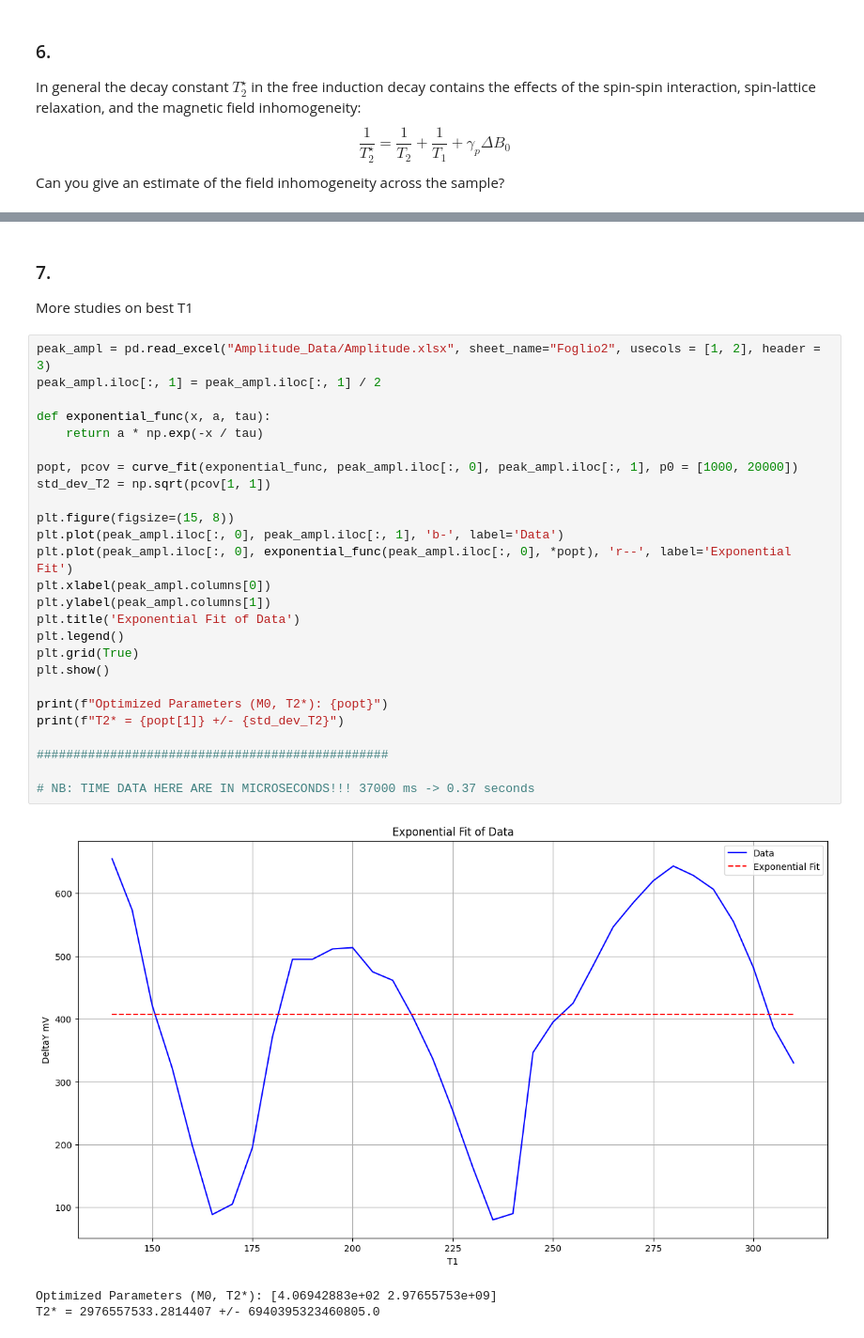
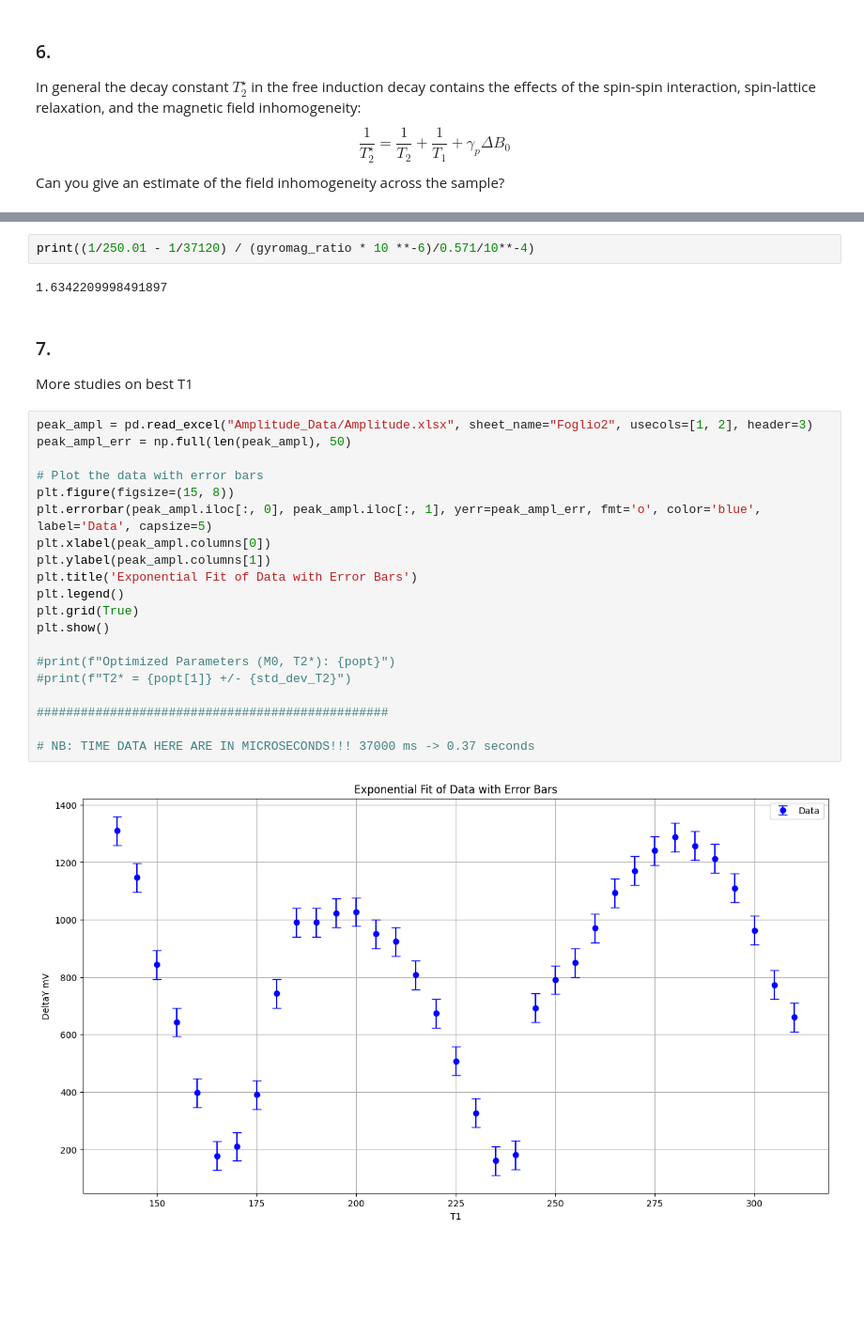
Before and after one commit to sdracia/Quantum-Hardware, a Jupyter notebook: project.ipynb, the cells around one changed output, grey strips where cells are left out. Shown at 94% size. Cells and saved outputs as stored; diff of their text form; blank space fills up the shorter version.

```diff
--- a/project.ipynb
+++ b/project.ipynb
@@ -318,34 +310,30 @@ print((1/262 - 1/37100) / (gyromag_ratio * 10 **-6)/0.571/10**-4)
+# %%
+print((1/250.01 - 1/37120) / (gyromag_ratio * 10 **-6)/0.571/10**-4)
+# %% [output]
+1.6342209998491897
 # %% [markdown]
 ### 7\.
 
 More studies on best T1
 # %%
-peak_ampl = pd.read_excel("Amplitude_Data/Amplitude.xlsx", sheet_name="Foglio2", usecols = [1, 2], header = 3)
-peak_ampl.iloc[:, 1] = peak_ampl.iloc[:, 1] / 2
+peak_ampl = pd.read_excel("Amplitude_Data/Amplitude.xlsx", sheet_name="Foglio2", usecols=[1, 2], header=3)
+peak_ampl_err = np.full(len(peak_ampl), 50)
 
-def exponential_func(x, a, tau):
-    return a * np.exp(-x / tau)
-
-popt, pcov = curve_fit(exponential_func, peak_ampl.iloc[:, 0], peak_ampl.iloc[:, 1], p0 = [1000, 20000])
-std_dev_T2 = np.sqrt(pcov[1, 1])
-
+# Plot the data with error bars
 plt.figure(figsize=(15, 8))
-plt.plot(peak_ampl.iloc[:, 0], peak_ampl.iloc[:, 1], 'b-', label='Data')
-plt.plot(peak_ampl.iloc[:, 0], exponential_func(peak_ampl.iloc[:, 0], *popt), 'r--', label='Exponential Fit')
+plt.errorbar(peak_ampl.iloc[:, 0], peak_ampl.iloc[:, 1], yerr=peak_ampl_err, fmt='o', color='blue', label='Data', capsize=5)
 plt.xlabel(peak_ampl.columns[0])
 plt.ylabel(peak_ampl.columns[1])
-plt.title('Exponential Fit of Data')
+plt.title('Exponential Fit of Data with Error Bars')
 plt.legend()
 plt.grid(True)
 plt.show()
 
-print(f"Optimized Parameters (M0, T2*): {popt}")
-print(f"T2* = {popt[1]} +/- {std_dev_T2}")
+#print(f"Optimized Parameters (M0, T2*): {popt}")
+#print(f"T2* = {popt[1]} +/- {std_dev_T2}")
 
 ################################################
 
 # NB: TIME DATA HERE ARE IN MICROSECONDS!!! 37000 ms -> 0.37 seconds
 # %% [output]
-[figure, old version]
+[figure, new version]
-Optimized Parameters (M0, T2*): [4.06942883e+02 2.97655753e+09]
-T2* = 2976557533.2814407 +/- 6940395323460805.0
```
Also changed, not shown: parts of 6 cells of this notebook, 6 other files.
